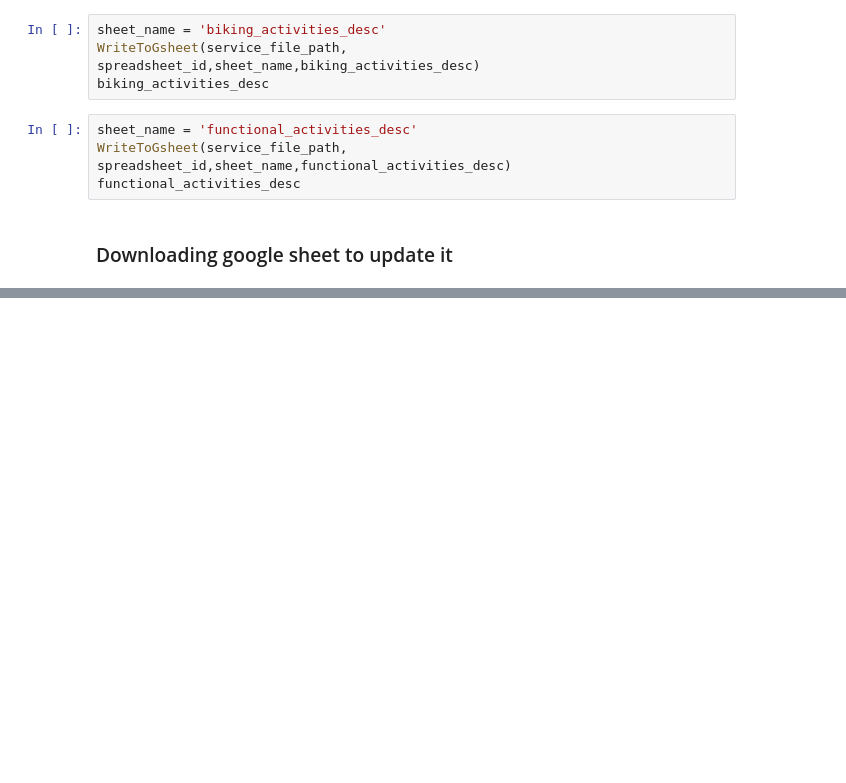
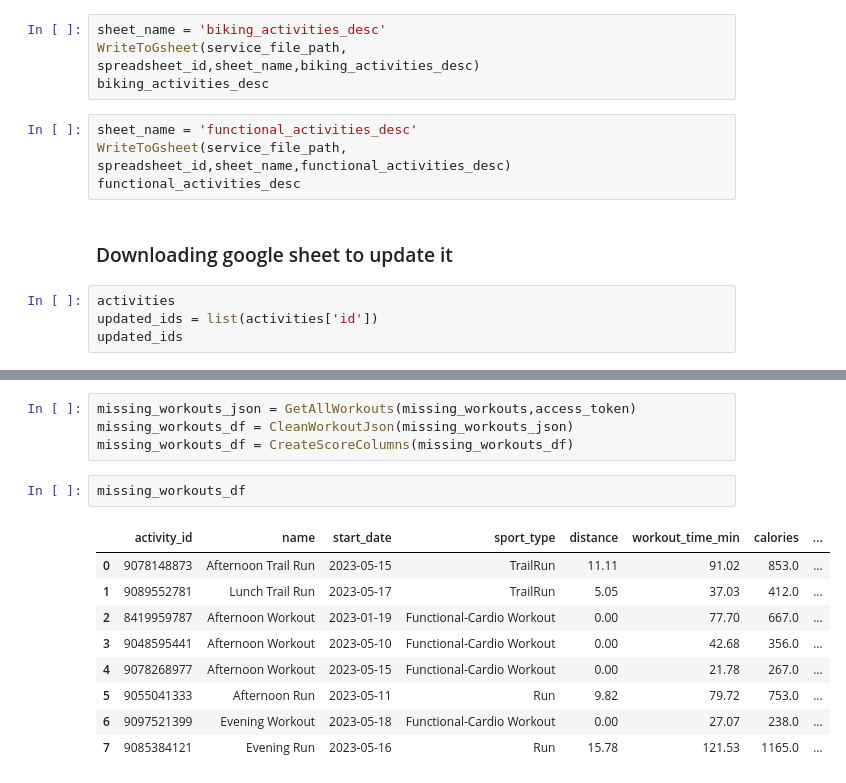
Before and after one commit to ManuelElizaldi/PyStrava, a Jupyter notebook: PyStrava_Notebook.ipynb, the cells around one changed output, grey strips where cells are left out. Cells and saved outputs as stored; diff of their text form; blank space fills up the shorter version.

```diff
--- a/PyStrava_Notebook.ipynb
+++ b/PyStrava_Notebook.ipynb
@@ -772,3 +797,7 @@ WriteToGsheet(service_file_path, spreadsheet_id,sheet_name,functional_activities
 functional_activities_desc
 # %% [markdown]
 ### Downloading google sheet to update it
+# %%
+activities
+updated_ids = list(activities['id'])
+updated_ids
@@ -791,0 +864,16 @@ all_workouts_df
+# %%
+missing_workouts_json = GetAllWorkouts(missing_workouts,access_token)
+missing_workouts_df = CleanWorkoutJson(missing_workouts_json)
+missing_workouts_df = CreateScoreColumns(missing_workouts_df)
+# %%
+missing_workouts_df
+# %% [output]
+|  | activity_id | name | start_date | sport_type | distance | workout_time_min | calories | ... |
+| 0 | 9078148873 | Afternoon Trail Run | 2023-05-15 | TrailRun | 11.11 | 91.02 | 853.0 | ... |
+| 1 | 9089552781 | Lunch Trail Run | 2023-05-17 | TrailRun | 5.05 | 37.03 | 412.0 | ... |
+| 2 | 8419959787 | Afternoon Workout | 2023-01-19 | Functional-Cardio Workout | 0.00 | 77.70 | 667.0 | ... |
+| 3 | 9048595441 | Afternoon Workout | 2023-05-10 | Functional-Cardio Workout | 0.00 | 42.68 | 356.0 | ... |
+| 4 | 9078268977 | Afternoon Workout | 2023-05-15 | Functional-Cardio Workout | 0.00 | 21.78 | 267.0 | ... |
+| 5 | 9055041333 | Afternoon Run | 2023-05-11 | Run | 9.82 | 79.72 | 753.0 | ... |
+| 6 | 9097521399 | Evening Workout | 2023-05-18 | Functional-Cardio Workout | 0.00 | 27.07 | 238.0 | ... |
+| 7 | 9085384121 | Evening Run | 2023-05-16 | Run | 15.78 | 121.53 | 1165.0 | ... |
```
Also changed, not shown: parts of 18 cells of this notebook, 1 other file.
